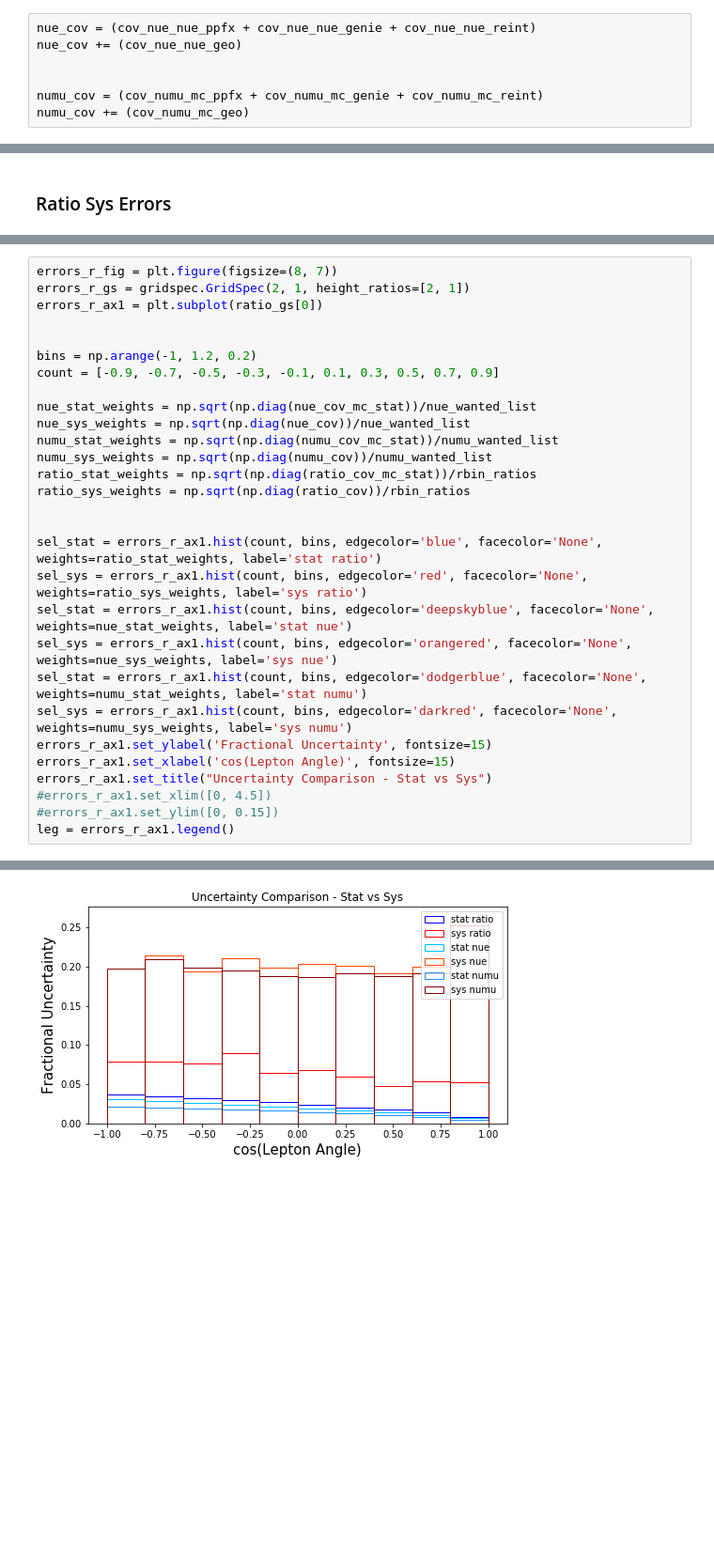
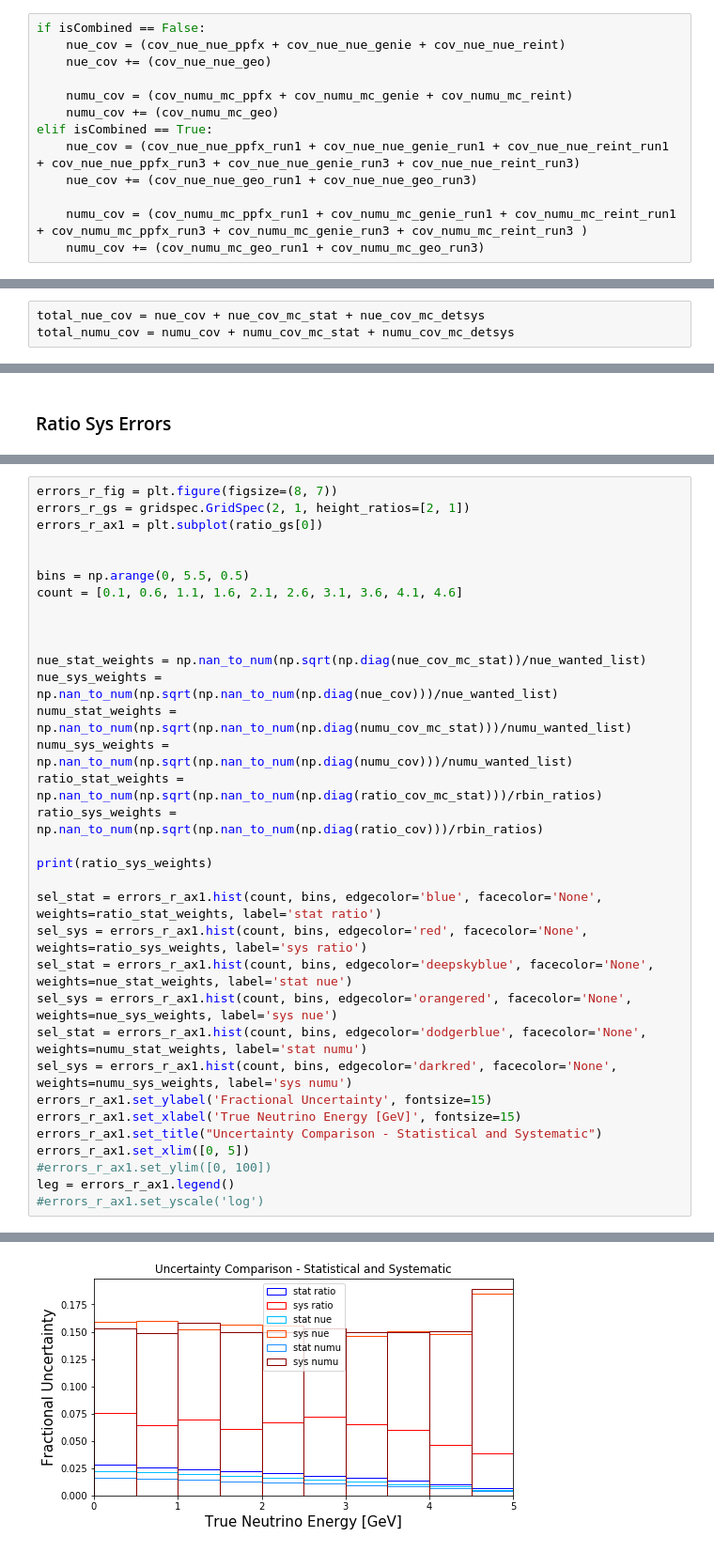
Before and after one commit to afm1g15/PELEE, a Jupyter notebook: Batch_Plot_Construction_Alex_AngleDiff.ipynb, the cells around one changed output, grey strips where cells are left out. Shown at 94% size. Saved outputs shown, nothing was run; the diff lists cells and outputs as text; blank space fills up the shorter version.

```diff
--- a/Batch_Plot_Construction_Alex_AngleDiff.ipynb
+++ b/Batch_Plot_Construction_Alex_AngleDiff.ipynb
@@ -1267,12 +2305,18 @@ ratio_cov_mc_stat =  [2.73611414e-06 3.05218571e-06 2.74591051e-06 2.27380855e-0
 # %% [markdown]
 ### Now need the systematic errors
 # %%
-nue_cov = (cov_nue_nue_ppfx + cov_nue_nue_genie + cov_nue_nue_reint)
-nue_cov += (cov_nue_nue_geo)
+if isCombined == False:
+    nue_cov = (cov_nue_nue_ppfx + cov_nue_nue_genie + cov_nue_nue_reint)
+    nue_cov += (cov_nue_nue_geo)
 
+    numu_cov = (cov_numu_mc_ppfx + cov_numu_mc_genie + cov_numu_mc_reint)
+    numu_cov += (cov_numu_mc_geo)
+elif isCombined == True:
+    nue_cov = (cov_nue_nue_ppfx_run1 + cov_nue_nue_genie_run1 + cov_nue_nue_reint_run1 + cov_nue_nue_ppfx_run3 + cov_nue_nue_genie_run3 + cov_nue_nue_reint_run3)
+    nue_cov += (cov_nue_nue_geo_run1 + cov_nue_nue_geo_run3)
 
-numu_cov = (cov_numu_mc_ppfx + cov_numu_mc_genie + cov_numu_mc_reint)
-numu_cov += (cov_numu_mc_geo)
+    numu_cov = (cov_numu_mc_ppfx_run1 + cov_numu_mc_genie_run1 + cov_numu_mc_reint_run1 + cov_numu_mc_ppfx_run3 + cov_numu_mc_genie_run3 + cov_numu_mc_reint_run3 )
+    numu_cov += (cov_numu_mc_geo_run1 + cov_numu_mc_geo_run3)
 # %%
 nue_exp_err = np.sqrt( np.diag((nue_cov + nue_cov_mc_stat + nue_cov_mc_detsys)))
 
@@ -1302,0 +2347,3 @@ numu_frac_err  [0.19863782 0.21082616 0.19967614 0.19609128 0.18892829 0.1866305
+# %%
+total_nue_cov = nue_cov + nue_cov_mc_stat + nue_cov_mc_detsys
+total_numu_cov = numu_cov + numu_cov_mc_stat + numu_cov_mc_detsys
@@ -1809,16 +3487,19 @@ errors_r_gs = gridspec.GridSpec(2, 1, height_ratios=[2, 1])
 errors_r_ax1 = plt.subplot(ratio_gs[0])
 
 
-bins = np.arange(-1, 1.2, 0.2)
-count = [-0.9, -0.7, -0.5, -0.3, -0.1, 0.1, 0.3, 0.5, 0.7, 0.9]
+bins = np.arange(0, 5.5, 0.5)
+count = [0.1, 0.6, 1.1, 1.6, 2.1, 2.6, 3.1, 3.6, 4.1, 4.6]
 
-nue_stat_weights = np.sqrt(np.diag(nue_cov_mc_stat))/nue_wanted_list
-nue_sys_weights = np.sqrt(np.diag(nue_cov))/nue_wanted_list
-numu_stat_weights = np.sqrt(np.diag(numu_cov_mc_stat))/numu_wanted_list
-numu_sys_weights = np.sqrt(np.diag(numu_cov))/numu_wanted_list
-ratio_stat_weights = np.sqrt(np.diag(ratio_cov_mc_stat))/rbin_ratios
-ratio_sys_weights = np.sqrt(np.diag(ratio_cov))/rbin_ratios
 
+
+nue_stat_weights = np.nan_to_num(np.sqrt(np.diag(nue_cov_mc_stat))/nue_wanted_list)
+nue_sys_weights = np.nan_to_num(np.sqrt(np.nan_to_num(np.diag(nue_cov)))/nue_wanted_list)
+numu_stat_weights = np.nan_to_num(np.sqrt(np.nan_to_num(np.diag(numu_cov_mc_stat)))/numu_wanted_list)
+numu_sys_weights = np.nan_to_num(np.sqrt(np.nan_to_num(np.diag(numu_cov)))/numu_wanted_list)
+ratio_stat_weights = np.nan_to_num(np.sqrt(np.nan_to_num(np.diag(ratio_cov_mc_stat)))/rbin_ratios)
+ratio_sys_weights = np.nan_to_num(np.sqrt(np.nan_to_num(np.diag(ratio_cov)))/rbin_ratios)
+
+print(ratio_sys_weights)
 
 sel_stat = errors_r_ax1.hist(count, bins, edgecolor='blue', facecolor='None', weights=ratio_stat_weights, label='stat ratio')
 sel_sys = errors_r_ax1.hist(count, bins, edgecolor='red', facecolor='None', weights=ratio_sys_weights, label='sys ratio')
@@ -1827,9 +3508,10 @@ sel_sys = errors_r_ax1.hist(count, bins, edgecolor='orangered', facecolor='None'
 sel_stat = errors_r_ax1.hist(count, bins, edgecolor='dodgerblue', facecolor='None', weights=numu_stat_weights, label='stat numu')
 sel_sys = errors_r_ax1.hist(count, bins, edgecolor='darkred', facecolor='None', weights=numu_sys_weights, label='sys numu')
 errors_r_ax1.set_ylabel('Fractional Uncertainty', fontsize=15)
-errors_r_ax1.set_xlabel('cos(Lepton Angle)', fontsize=15)
-errors_r_ax1.set_title("Uncertainty Comparison - Stat vs Sys")
-#errors_r_ax1.set_xlim([0, 4.5])
-#errors_r_ax1.set_ylim([0, 0.15])
+errors_r_ax1.set_xlabel('True Neutrino Energy [GeV]', fontsize=15)
+errors_r_ax1.set_title("Uncertainty Comparison - Statistical and Systematic")
+errors_r_ax1.set_xlim([0, 5])
+#errors_r_ax1.set_ylim([0, 100])
 leg = errors_r_ax1.legend()
+#errors_r_ax1.set_yscale('log')
 # %% [output]
@@ -1836,2 +3520,2 @@ leg = errors_r_ax1.legend()
-[figure, old version]
+[figure, new version]
 # %%
```
Also changed, not shown: parts of 70 cells of this notebook, 15 other files.
